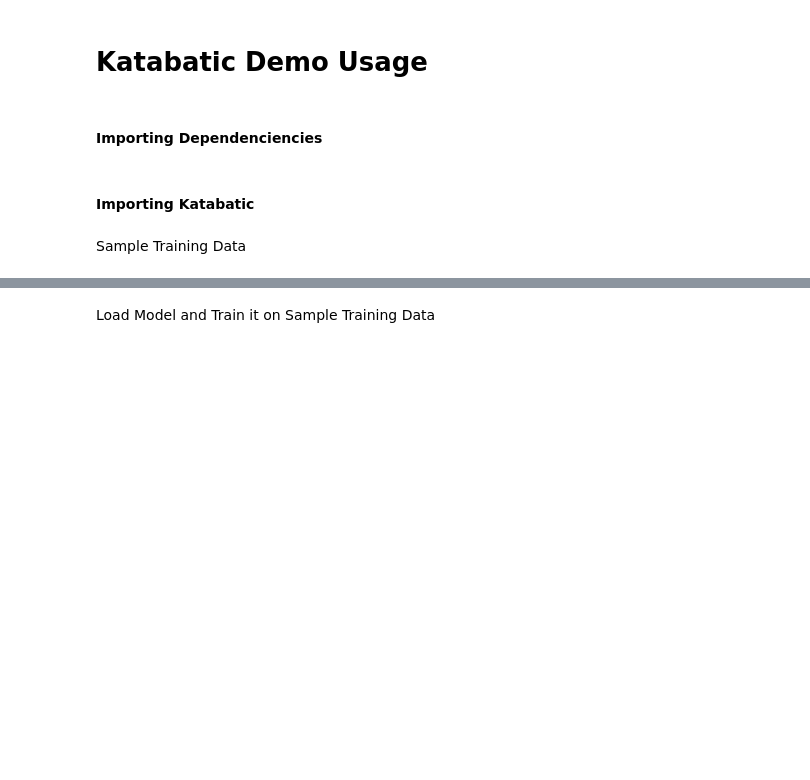
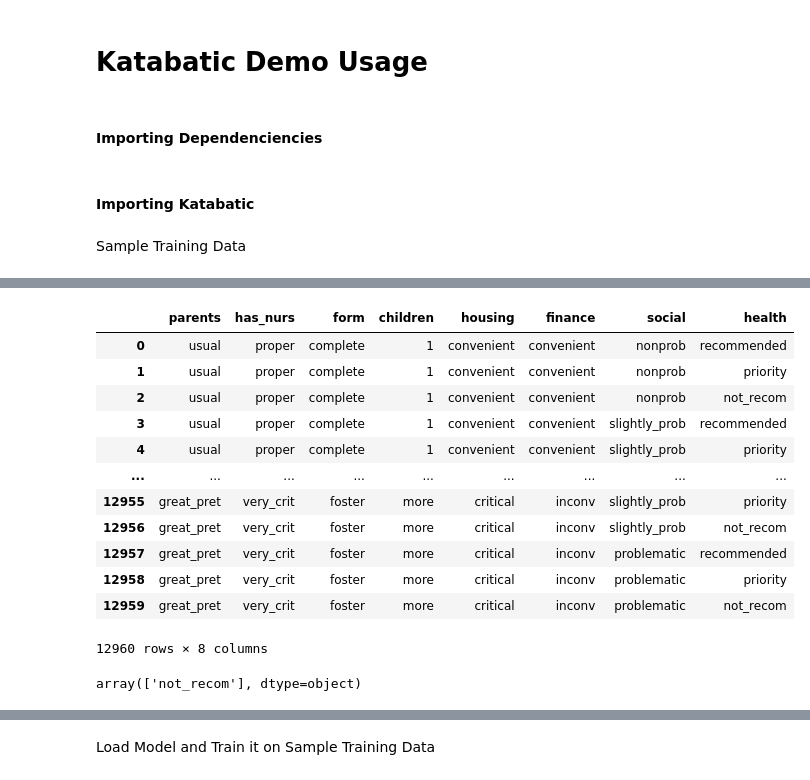
Before and after one commit to DataBytes-Organisation/Katabatic, a Jupyter notebook: tryKatabatic.ipynb, the cells around one changed output, grey strips where cells are left out. Drawn from its saved outputs; the diff is of its cells as text; code cells hidden in the pictures; blank space fills up the shorter version.

```diff
--- a/tryKatabatic.ipynb
+++ b/tryKatabatic.ipynb
@@ -38,0 +23,2 @@ y_train = np.array([0, 1, 0, 1, 0, 1, 0, 1, 0, 1])
+# %%
+medgan_model = Katabatic.run_model('medgan')
@@ -38,0 +35,14 @@ y_train = np.array([0, 1, 0, 1, 0, 1, 0, 1, 0, 1])
+# %%
+file_path = "/Users/abdullah/Documents/GitHub/Katabatic/katabatic/nursery/nursery.data"
+
+# Column names as per the dataset's description
+columns = [
+    "parents", "has_nurs", "form", "children", "housing",
+    "finance", "social", "health", "class"
+]
+
+# Load the dataset into a pandas DataFrame
+data = pd.read_csv(file_path, header=None, names=columns)
+
+# Display the first few rows of the dataset
+print(data.head())
@@ -38,0 +63,6 @@ y_train = np.array([0, 1, 0, 1, 0, 1, 0, 1, 0, 1])
+# %%
+X, y = data.iloc[:, :-1], data.iloc[:, -1]
+# %%
+medgan_model.load_model()
+
+medgan_model.fit(X,y, epochs=20)
@@ -38,0 +148,20 @@ y_train = np.array([0, 1, 0, 1, 0, 1, 0, 1, 0, 1])
+# %%
+X
+# %% [output]
+|  | parents | has_nurs | form | children | housing | finance | social | health |
+| 0 | usual | proper | complete | 1 | convenient | convenient | nonprob | recommended |
+| 1 | usual | proper | complete | 1 | convenient | convenient | nonprob | priority |
+| 2 | usual | proper | complete | 1 | convenient | convenient | nonprob | not_recom |
+| 3 | usual | proper | complete | 1 | convenient | convenient | slightly_prob | recommended |
+| 4 | usual | proper | complete | 1 | convenient | convenient | slightly_prob | priority |
+| ... | ... | ... | ... | ... | ... | ... | ... | ... |
+| 12955 | great_pret | very_crit | foster | more | critical | inconv | slightly_prob | priority |
+| 12956 | great_pret | very_crit | foster | more | critical | inconv | slightly_prob | not_recom |
+| 12957 | great_pret | very_crit | foster | more | critical | inconv | problematic | recommended |
+| 12958 | great_pret | very_crit | foster | more | critical | inconv | problematic | priority |
+| 12959 | great_pret | very_crit | foster | more | critical | inconv | problematic | not_recom |
+12960 rows × 8 columns
+# %%
+y_synthetic_ganblr.unique()
+# %% [output]
+array(['not_recom'], dtype=object)
```
Also changed, not shown: parts of 49 cells of this notebook, 23 other files.
